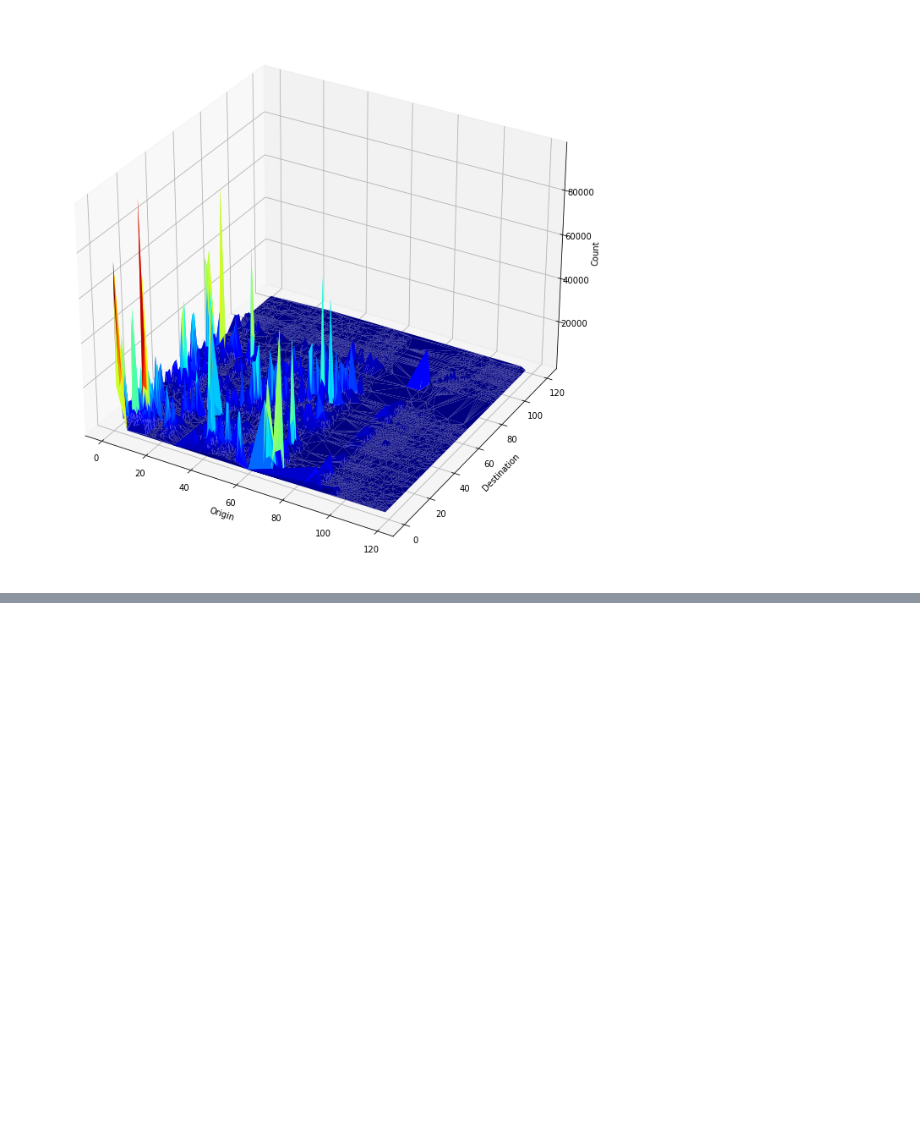
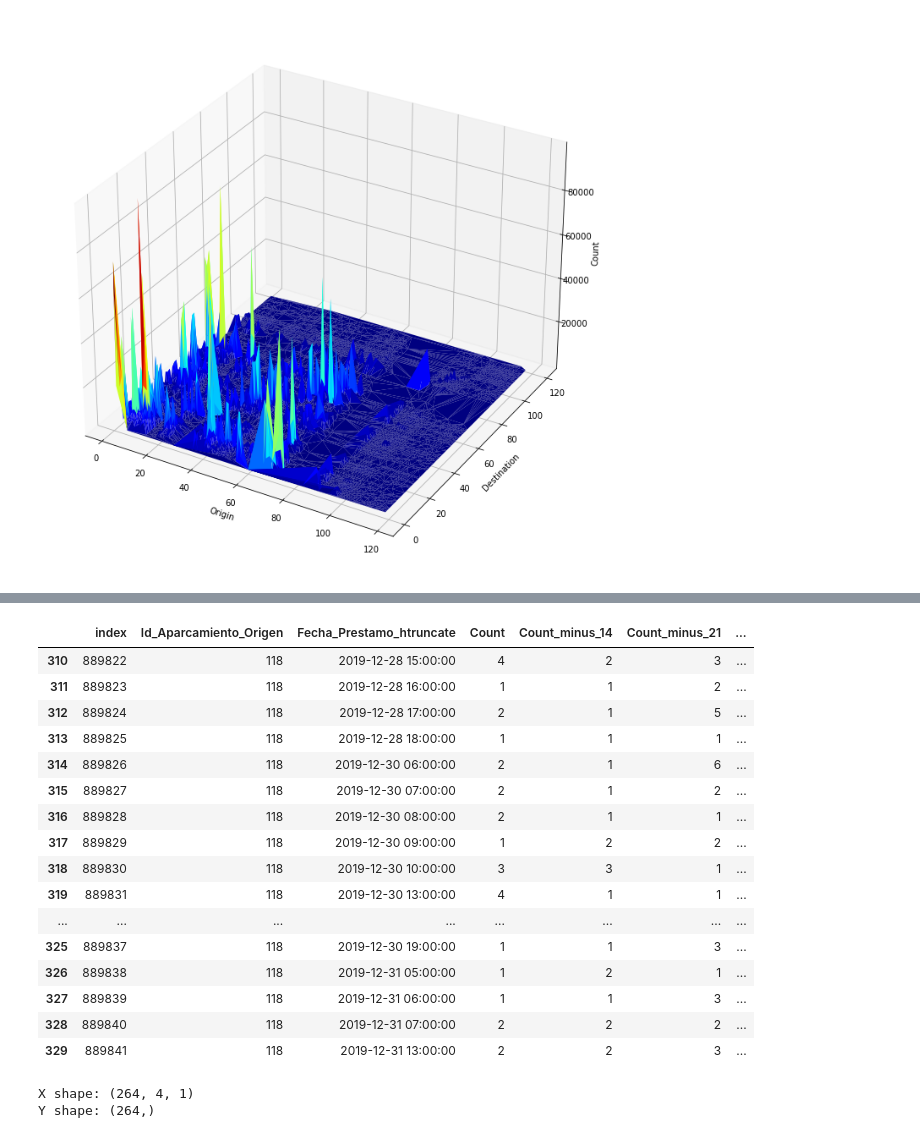
Before and after one commit to anafsa/ChildrenOfJupyter, a Jupyter notebook: Stage-3/EDA-Fabio.ipynb, the cells around one changed output, grey strips where cells are left out. Drawn from its saved outputs; the diff is of its cells as text; code cells hidden in the pictures; blank space fills up the shorter version.

```diff
--- a/Stage-3/EDA-Fabio.ipynb
+++ b/Stage-3/EDA-Fabio.ipynb
@@ -228,0 +254,4 @@ Cadeias de markov ou função matemática: qual é a probabilidade de uma bicicl
+# %%
+df['Fecha_Prestamo_htruncate'] = df['Fecha_Prestamo'].dt.floor('h')
+dfYear=df.groupby(["Id_Aparcamiento_Origen", "Fecha_Prestamo_htruncate"]).size().reset_index(name='Count')
+dfYear
@@ -228,0 +332,32 @@ Cadeias de markov ou função matemática: qual é a probabilidade de uma bicicl
+# %%
+dfFeatures=generate_features(dfYear, ["Count"], distance=7, count_before=4, offset=7)
+dfFeatures=dfFeatures.reset_index(drop=True)
+
+dfFeatures.tail(20)
+# %% [output]
+|  | index | Id_Aparcamiento_Origen | Fecha_Prestamo_htruncate | Count | Count_minus_14 | Count_minus_21 | ... |
+| 310 | 889822 | 118 | 2019-12-28 15:00:00 | 4 | 2 | 3 | ... |
+| 311 | 889823 | 118 | 2019-12-28 16:00:00 | 1 | 1 | 2 | ... |
+| 312 | 889824 | 118 | 2019-12-28 17:00:00 | 2 | 1 | 5 | ... |
+| 313 | 889825 | 118 | 2019-12-28 18:00:00 | 1 | 1 | 1 | ... |
+| 314 | 889826 | 118 | 2019-12-30 06:00:00 | 2 | 1 | 6 | ... |
+| 315 | 889827 | 118 | 2019-12-30 07:00:00 | 2 | 1 | 2 | ... |
+| 316 | 889828 | 118 | 2019-12-30 08:00:00 | 2 | 1 | 1 | ... |
+| 317 | 889829 | 118 | 2019-12-30 09:00:00 | 1 | 2 | 2 | ... |
+| 318 | 889830 | 118 | 2019-12-30 10:00:00 | 3 | 3 | 1 | ... |
+| 319 | 889831 | 118 | 2019-12-30 13:00:00 | 4 | 1 | 1 | ... |
+| ... | ... | ... | ... | ... | ... | ... | ... |
+| 325 | 889837 | 118 | 2019-12-30 19:00:00 | 1 | 1 | 3 | ... |
+| 326 | 889838 | 118 | 2019-12-31 05:00:00 | 1 | 2 | 1 | ... |
+| 327 | 889839 | 118 | 2019-12-31 06:00:00 | 1 | 1 | 3 | ... |
+| 328 | 889840 | 118 | 2019-12-31 07:00:00 | 2 | 2 | 2 | ... |
+| 329 | 889841 | 118 | 2019-12-31 13:00:00 | 2 | 2 | 3 | ... |
+# %%
+train, test = split_df(dfFeatures)
+trainX, trainy, testX, testy = process_df(train, test)
+
+print("X shape: " + str(trainX.shape))
+print("Y shape: " + str(trainy.shape))
+# %% [output]
+X shape: (264, 4, 1)
+Y shape: (264,)
```
Also changed, not shown: parts of 13 cells of this notebook.
